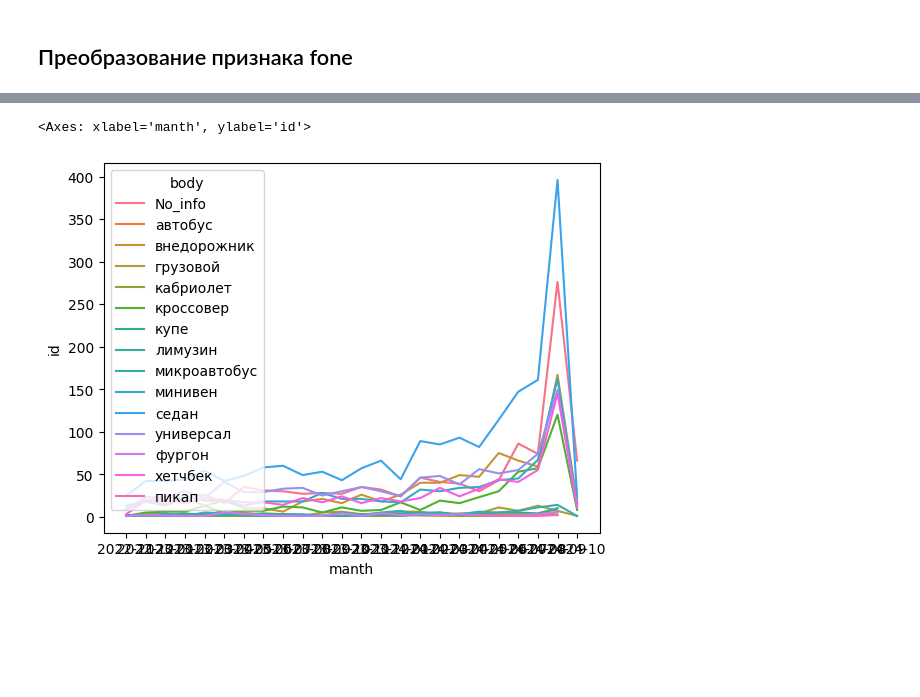
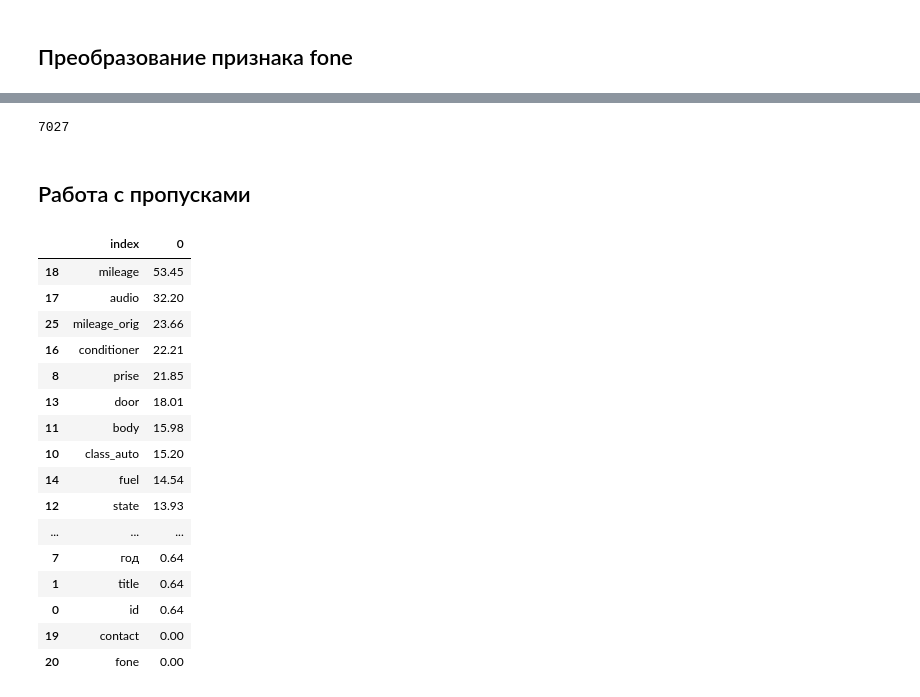
Before and after one commit to APolisakov/parsing, a Jupyter notebook: klakson.ipynb, the cells around one changed output, grey strips where cells are left out. Saved outputs shown, nothing was run; the diff lists cells and outputs as text; code cells hidden in the pictures; blank space fills up the shorter version.

```diff
--- a/klakson.ipynb
+++ b/klakson.ipynb
@@ -741,5 +959,26 @@ t
-# %%
-sns.lineplot(data=t, x=t["manth"].astype(str), y="id", hue='body')
-# %% [output]
-<Axes: xlabel='manth', ylabel='id'>
-[figure, removed]
+# %%
+df['id'].nunique()
+# %% [output]
+7027
+# %% [markdown]
+## Работа с пропусками
+# %%
+(df.isna().mean()* 100).round(2).reset_index().sort_values(by=0, ascending=False)
+# %% [output]
+|  | index | 0 |
+| 18 | mileage | 53.45 |
+| 17 | audio | 32.20 |
+| 25 | mileage_orig | 23.66 |
+| 16 | conditioner | 22.21 |
+| 8 | prise | 21.85 |
+| 13 | door | 18.01 |
+| 11 | body | 15.98 |
+| 10 | class_auto | 15.20 |
+| 14 | fuel | 14.54 |
+| 12 | state | 13.93 |
+| ... | ... | ... |
+| 7 | год | 0.64 |
+| 1 | title | 0.64 |
+| 0 | id | 0.64 |
+| 19 | contact | 0.00 |
+| 20 | fone | 0.00 |
```
Also changed, not shown: parts of 121 cells of this notebook, 1 other file.
